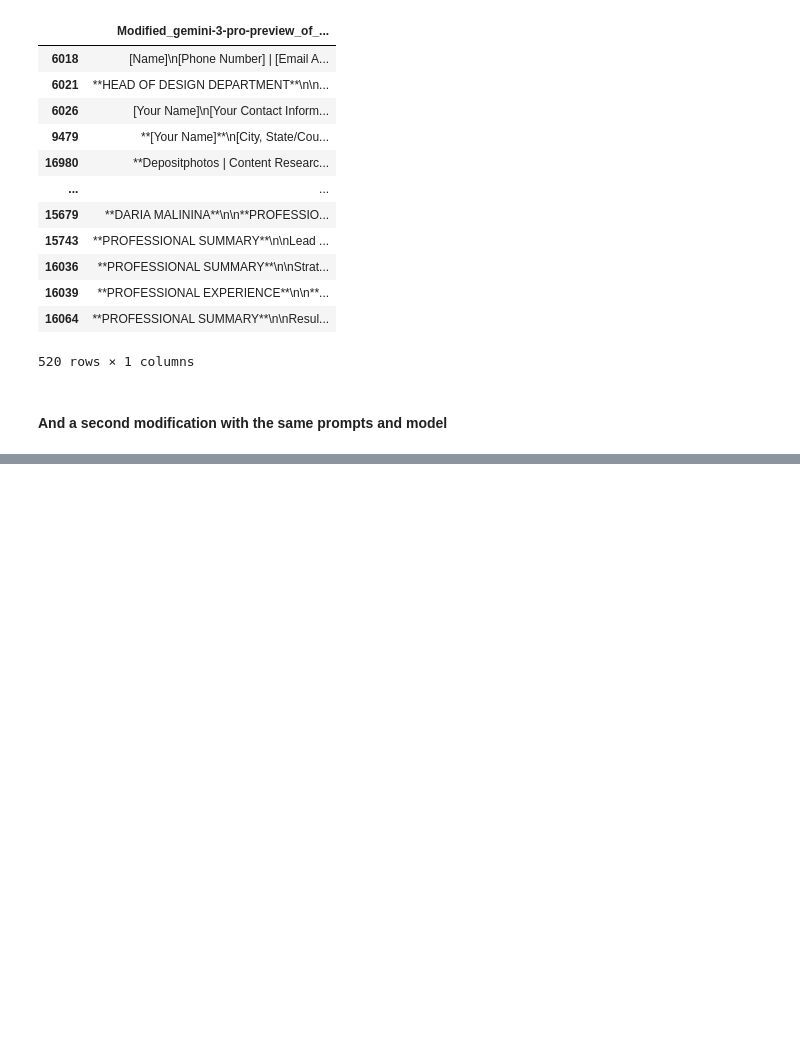
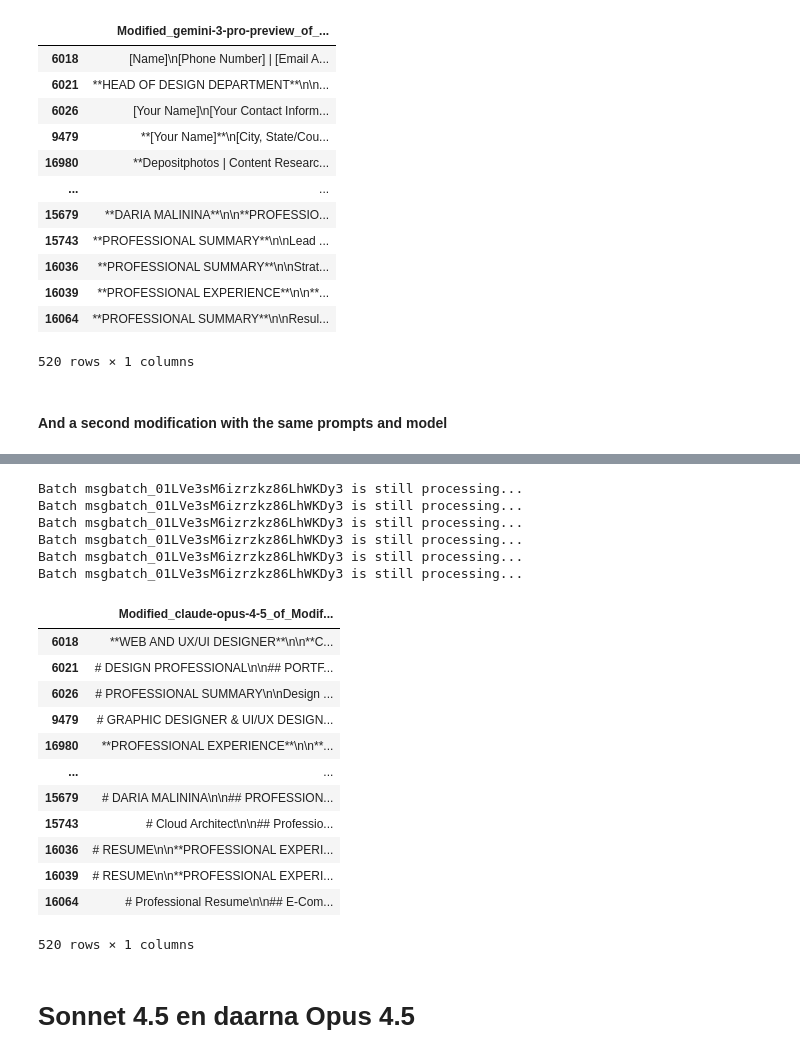
Before and after one commit to pvdklei/FACT, a Jupyter notebook: pepijn/modify.ipynb, the cells around one changed output, grey strips where cells are left out. Saved outputs shown, nothing was run; the diff lists cells and outputs as text; code cells hidden in the pictures; blank space fills up the shorter version.

```diff
--- a/pepijn/modify.ipynb
+++ b/pepijn/modify.ipynb
@@ -663,0 +752,28 @@ finish_experiment_gemini(
+# %%
+run_experiment(
+    df=once_modified_haiku_google_ux_df,
+    client=opus_4_5_modification_client_google_ux,
+    save_to=os.path.join(MODIFIED_CVS_FOLDER, "twice_haiku_opus_google_ux.csv"),
+)
+# %% [output]
+Batch msgbatch_01LVe3sM6izrzkz86LhWKDy3 is still processing...
+Batch msgbatch_01LVe3sM6izrzkz86LhWKDy3 is still processing...
+Batch msgbatch_01LVe3sM6izrzkz86LhWKDy3 is still processing...
+Batch msgbatch_01LVe3sM6izrzkz86LhWKDy3 is still processing...
+Batch msgbatch_01LVe3sM6izrzkz86LhWKDy3 is still processing...
+Batch msgbatch_01LVe3sM6izrzkz86LhWKDy3 is still processing...
+|  | Modified_claude-opus-4-5_of_Modif... |
+| 6018 | **WEB AND UX/UI DESIGNER**\n\n**C... |
+| 6021 | # DESIGN PROFESSIONAL\n\n## PORTF... |
+| 6026 | # PROFESSIONAL SUMMARY\n\nDesign ... |
+| 9479 | # GRAPHIC DESIGNER & UI/UX DESIGN... |
+| 16980 | **PROFESSIONAL EXPERIENCE**\n\n**... |
+| ... | ... |
+| 15679 | # DARIA MALININA\n\n## PROFESSION... |
+| 15743 | # Cloud Architect\n\n## Professio... |
+| 16036 | # RESUME\n\n**PROFESSIONAL EXPERI... |
+| 16039 | # RESUME\n\n**PROFESSIONAL EXPERI... |
+| 16064 | # Professional Resume\n\n## E-Com... |
+520 rows × 1 columns
+# %% [markdown]
+# Sonnet 4.5 en daarna Opus 4.5
```
Also changed, not shown: parts of 19 cells of this notebook, 19 other files.
